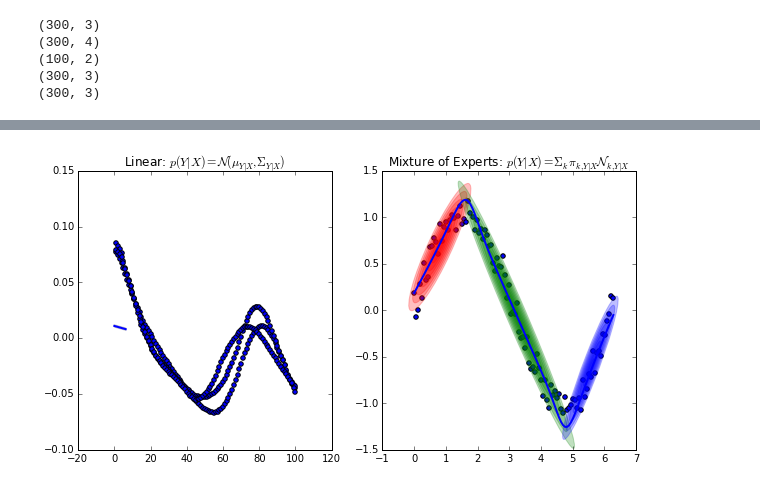
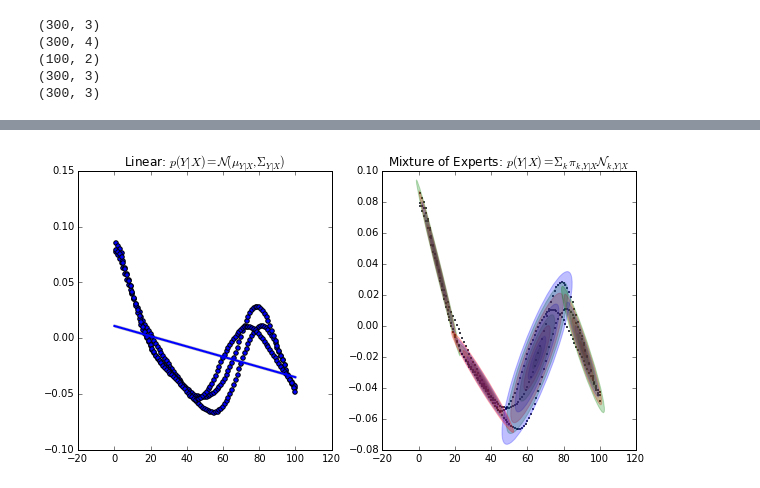
Before and after one commit to show0k/gmm-lbd, a Jupyter notebook: notebooks/calinon_tests.ipynb, the cells around one changed output, grey strips where cells are left out. Saved outputs shown, nothing was run; the diff lists cells and outputs as text; code cells hidden in the pictures.

```diff
--- a/notebooks/calinon_tests.ipynb
+++ b/notebooks/calinon_tests.ipynb
@@ -85,38 +95,35 @@ X = np.ndarray((n_samples, 2))
 X[:, 0] = np.linspace(0, 4 * np.pi, n_samples)
 X[:, 1] = 1 - 3 * X[:, 0] + random_state.randn(n_samples)
 X = data1[:,[0,1]]
 mvn = MVN(random_state=0)
 mvn.from_samples(X)
 
-X_test = np.linspace(0, 2 * np.pi, 100)
+X_test = np.linspace(0, 100, 100)
 mean, covariance = mvn.predict(np.array([0]), X_test[:, np.newaxis])
 
 plt.figure(figsize=(10, 5))
 
 plt.subplot(1, 2, 1)
 plt.title("Linear: $p(Y | X) = \mathcal{N}(\mu_{Y|X}, \Sigma_{Y|X})$")
 plt.scatter(X[:, 0], X[:, 1])
 y = mean.ravel()
 s = covariance.ravel()
 plt.fill_between(X_test, y - s, y + s, alpha=0.2)
 plt.plot(X_test, y, lw=2)
 
 n_samples = 100
-X = np.ndarray((n_samples, 2))
-X[:, 0] = np.linspace(0, 2 * np.pi, n_samples)
-X[:, 1] = np.sin(X[:, 0]) + random_state.randn(n_samples) * 0.1
 
-gmm = GMM(n_components=3, random_state=0)
+gmm = GMM(n_components=4, random_state=42)
 gmm.from_samples(X)
 Y = gmm.predict(np.array([0]), X_test[:, np.newaxis])
 
 plt.subplot(1, 2, 2)
 plt.title("Mixture of Experts: $p(Y | X) = \Sigma_k \pi_{k, Y|X} "
           "\mathcal{N}_{k, Y|X}$")
-plt.scatter(X[:, 0], X[:, 1])
+plt.scatter(X[:, 0], X[:, 1] ,.8)
 plot_error_ellipses(plt.gca(), gmm, colors=["r", "g", "b"])
-plt.plot(X_test, Y.ravel(), lw=2)
+#plt.plot(X_test, Y.ravel(), lw=2)
 
 plt.show()
 # %% [output]
-[figure, old version]
+[figure, new version]
```
Also changed, not shown: parts of 8 cells of this notebook, 3 other files.
